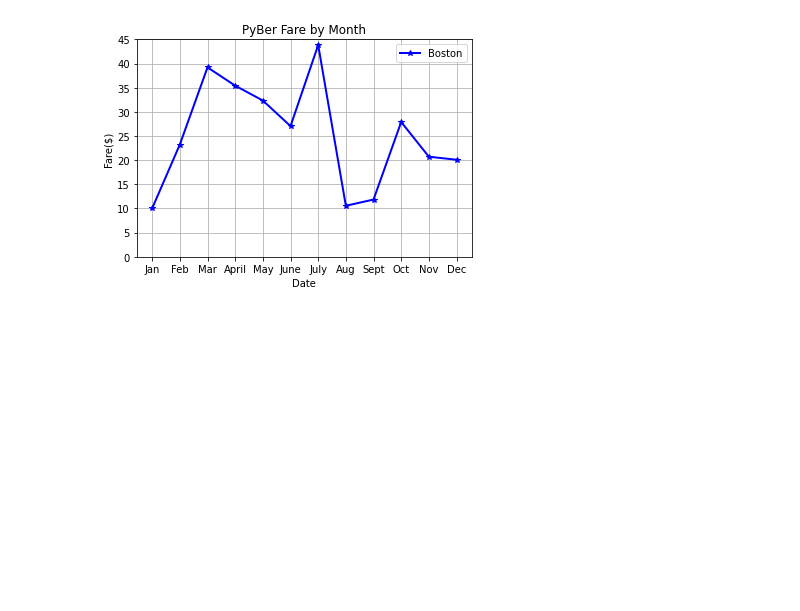
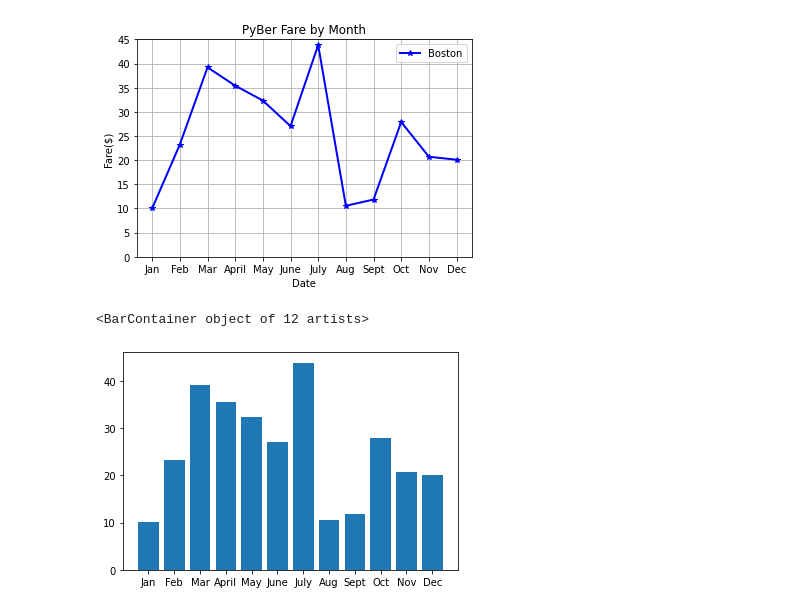
Before and after one commit to ianhernandezz/PyBer_Analysis, a Jupyter notebook: matplotlib_practice.ipynb, the cells around one changed output. Cells and saved outputs as stored; diff of their text form; code cells hidden in the pictures; blank space fills up the shorter version.

```diff
--- a/matplotlib_practice.ipynb
+++ b/matplotlib_practice.ipynb
@@ -75,3 +75,9 @@ plt.legend()
 # %% [output]
 <matplotlib.legend.Legend at 0x...>
 [figure]
+# %%
+# Create the plot
+plt.bar(x_axis, y_axis)
+# %% [output]
+<BarContainer object of 12 artists>
+[figure, added]
```
Also changed, not shown: parts of 8 cells of this notebook.
